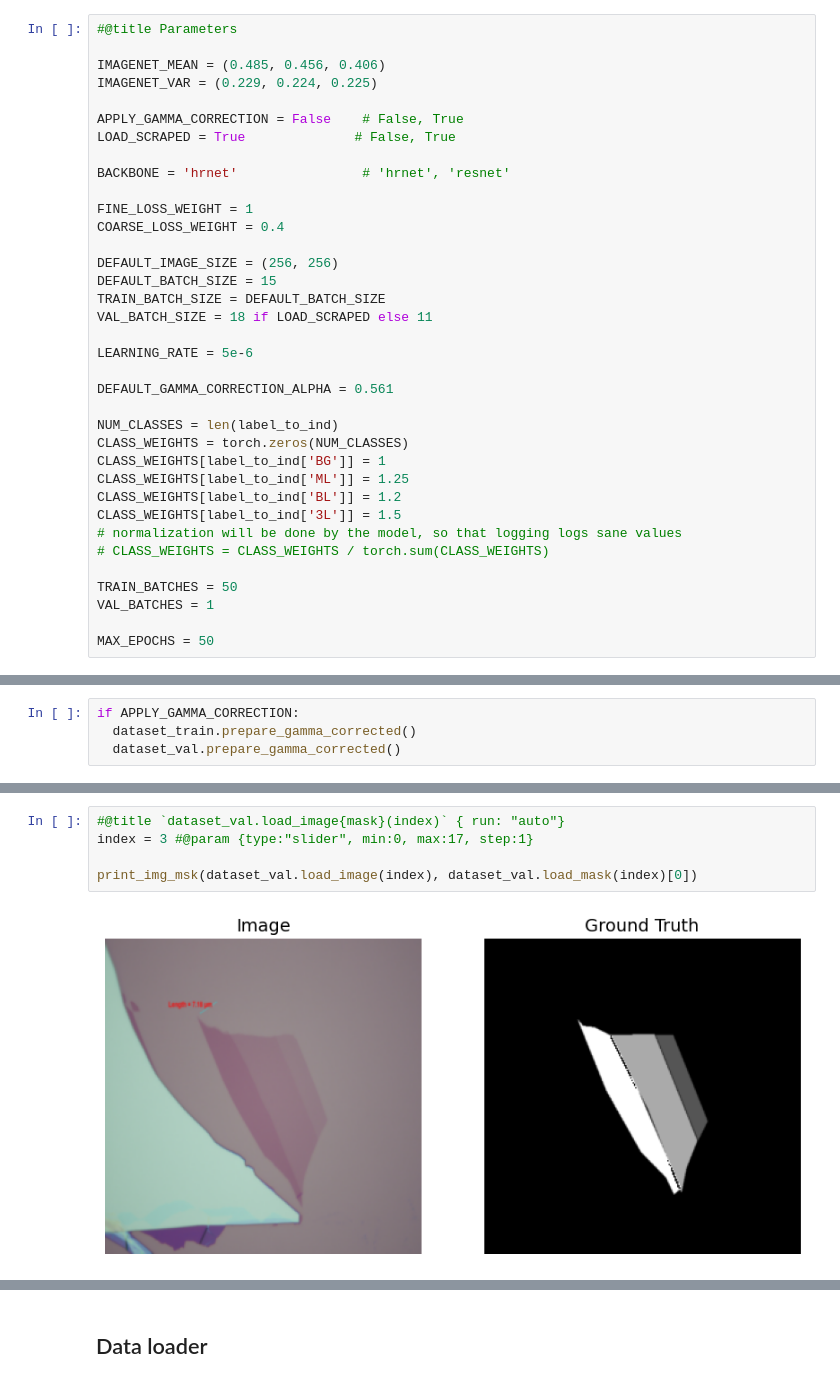
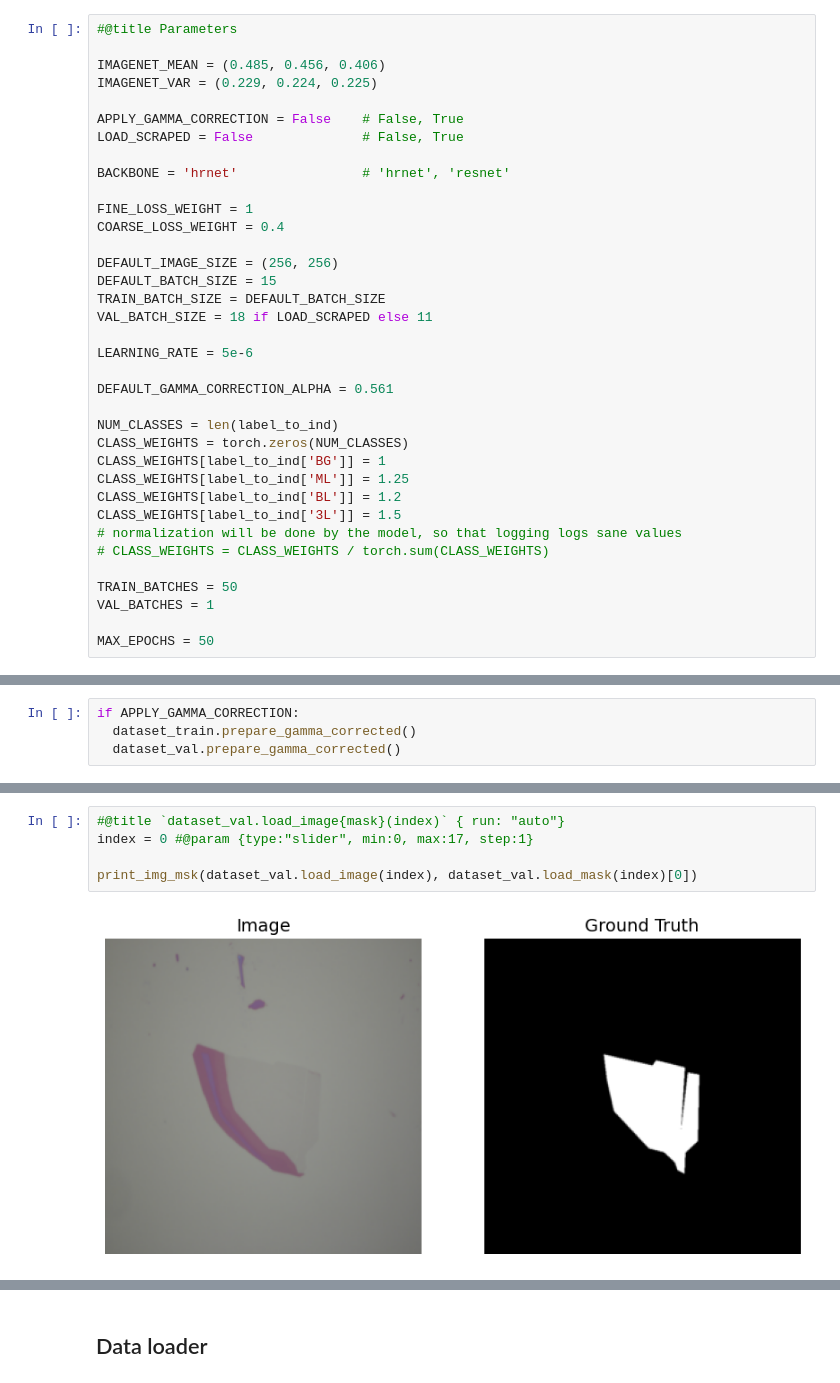
Before and after one commit to kholkinilia/graphene_segmentation, a Jupyter notebook: ocrnet_approach/OCRNet.ipynb, the cells around one changed output, grey strips where cells are left out. Cells and saved outputs as stored; diff of their text form.

```diff
--- a/ocrnet_approach/OCRNet.ipynb
+++ b/ocrnet_approach/OCRNet.ipynb
@@ -158,7 +135,7 @@ IMAGENET_MEAN = (0.485, 0.456, 0.406)
 IMAGENET_VAR = (0.229, 0.224, 0.225)
 
 APPLY_GAMMA_CORRECTION = False    # False, True
-LOAD_SCRAPED = True              # False, True
+LOAD_SCRAPED = False              # False, True
 
 BACKBONE = 'hrnet'                # 'hrnet', 'resnet'
 
@@ -456,9 +433,9 @@ print_img_msk(dataset_train.load_image(index), dataset_train.load_mask(index)[0]
 # %%
 #@title `dataset_val.load_image{mask}(index)` { run: "auto"}
-index = 3 #@param {type:"slider", min:0, max:17, step:1}
+index = 0 #@param {type:"slider", min:0, max:17, step:1}
 
 print_img_msk(dataset_val.load_image(index), dataset_val.load_mask(index)[0])
 # %% [output]
-[figure, old version]
+[figure, new version]
 # %%
 #@title Print Gamma corrected { run: "auto"}
```
Also changed, not shown: parts of 16 cells of this notebook, 1 other file.
